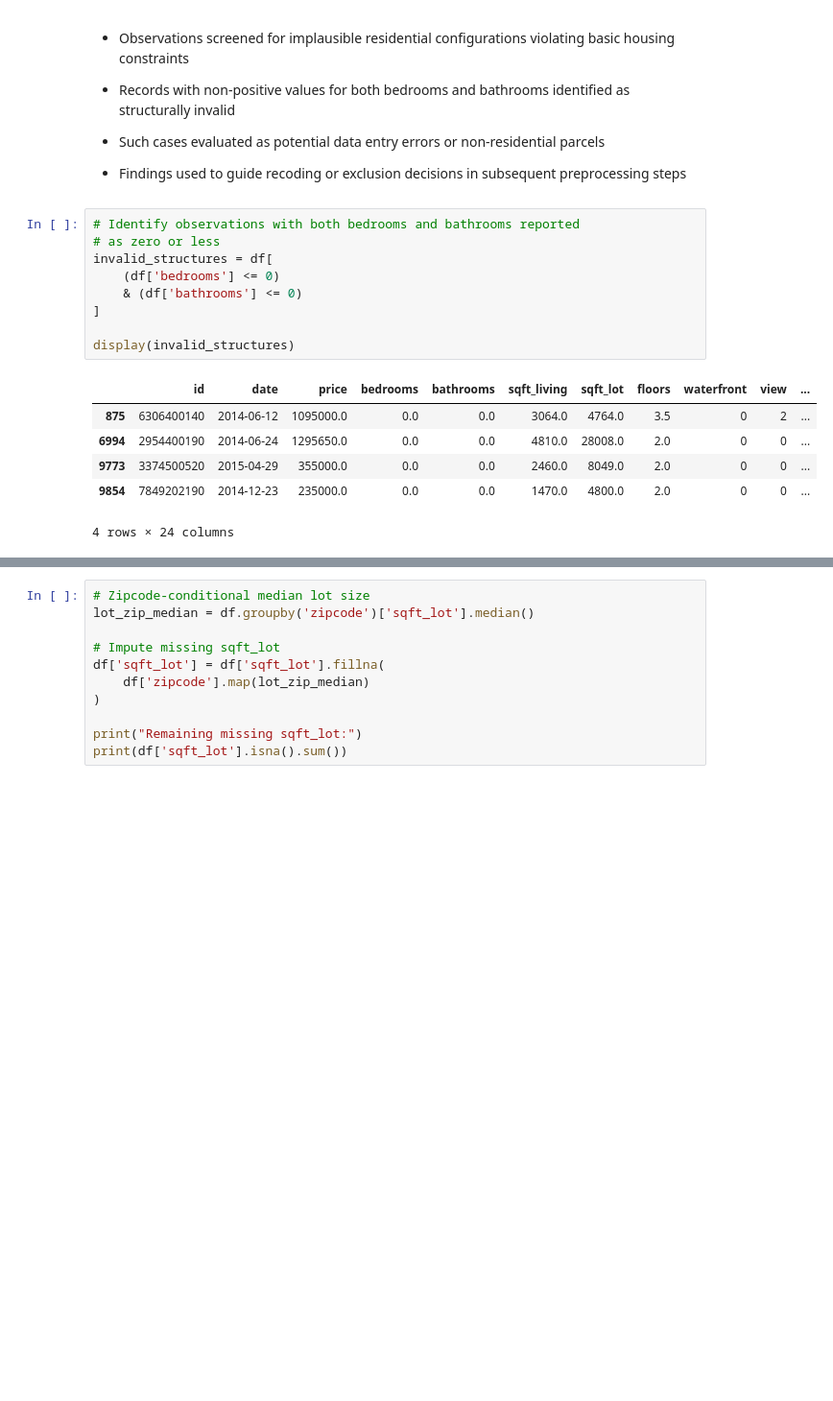
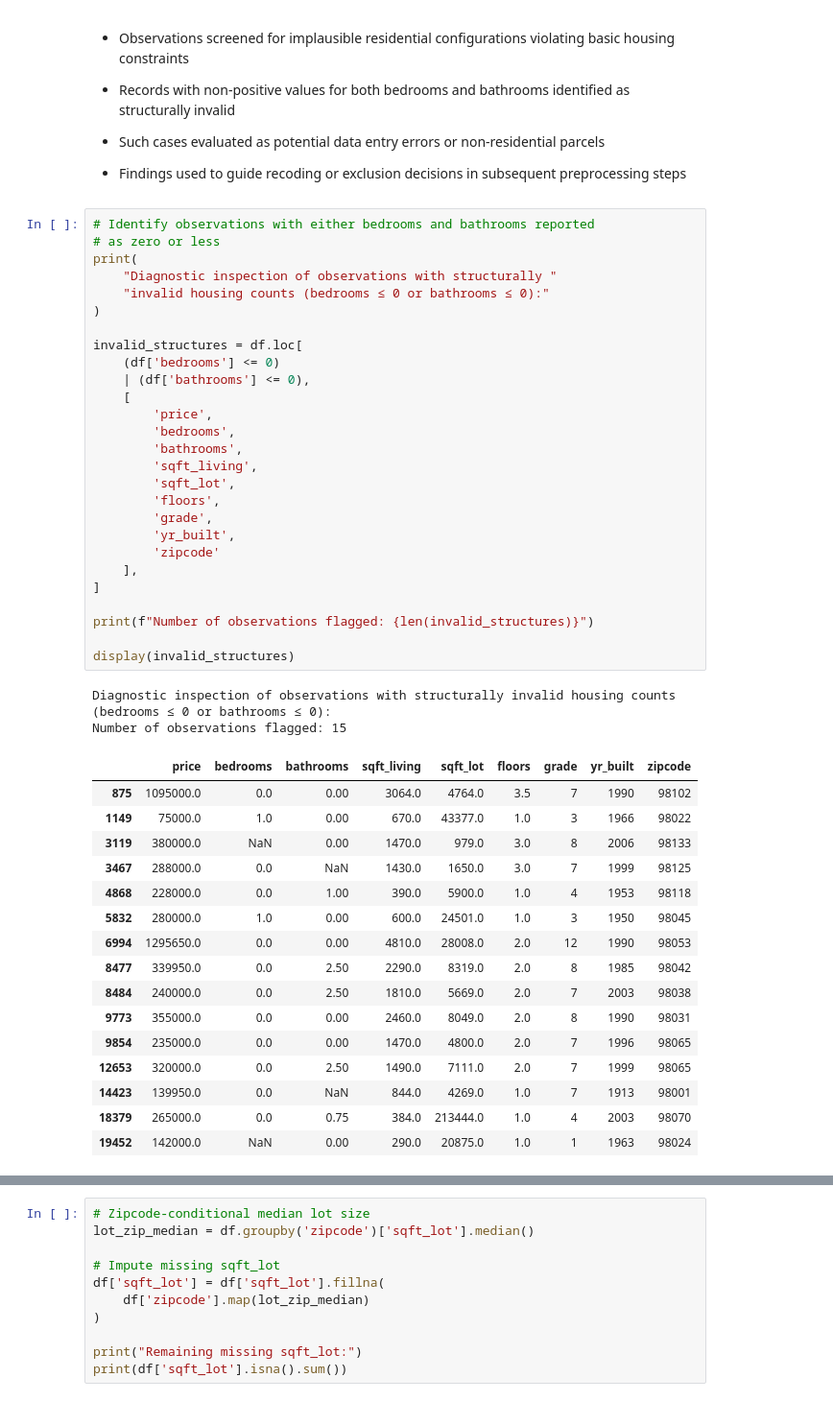
Before and after one commit to jblackman-bit/ads_500b_final_project, a Jupyter notebook: EDA/EDA_Asher.ipynb, the cells around one changed output, grey strips where cells are left out. Shown at 96% size. Drawn from its saved outputs; the diff is of its cells as text; blank space fills up the shorter version.

Commit message:
Add narrative print statements to preprocessing pipeline

```diff
--- a/EDA/EDA_Asher.ipynb
+++ b/EDA/EDA_Asher.ipynb
@@ -398,19 +434,49 @@ display(missing_corr.round(3))
 * Findings used to guide recoding or exclusion decisions in subsequent
   preprocessing steps
 # %%
-# Identify observations with both bedrooms and bathrooms reported
+# Identify observations with either bedrooms and bathrooms reported
 # as zero or less
-invalid_structures = df[
+print(
+    "Diagnostic inspection of observations with structurally "
+    "invalid housing counts (bedrooms ≤ 0 or bathrooms ≤ 0):"
+)
+
+invalid_structures = df.loc[
     (df['bedrooms'] <= 0)
-    & (df['bathrooms'] <= 0)
+    | (df['bathrooms'] <= 0),
+    [
+        'price',
+        'bedrooms',
+        'bathrooms',
+        'sqft_living',
+        'sqft_lot',
+        'floors',
+        'grade',
+        'yr_built',
+        'zipcode'
+    ],
 ]
 
+print(f"Number of observations flagged: {len(invalid_structures)}")
+
 display(invalid_structures)
 # %% [output]
+Diagnostic inspection of observations with structurally invalid housing counts (bedrooms ≤ 0 or bathrooms ≤ 0):
+Number of observations flagged: 15
-|  | id | date | price | bedrooms | bathrooms | sqft_living | sqft_lot | floors | waterfront | view | ... |
-| 875 | 6306400140 | 2014-06-12 | 1095000.0 | 0.0 | 0.0 | 3064.0 | 4764.0 | 3.5 | 0 | 2 | ... |
-| 6994 | 2954400190 | 2014-06-24 | 1295650.0 | 0.0 | 0.0 | 4810.0 | 28008.0 | 2.0 | 0 | 0 | ... |
-| 9773 | 3374500520 | 2015-04-29 | 355000.0 | 0.0 | 0.0 | 2460.0 | 8049.0 | 2.0 | 0 | 0 | ... |
-| 9854 | 7849202190 | 2014-12-23 | 235000.0 | 0.0 | 0.0 | 1470.0 | 4800.0 | 2.0 | 0 | 0 | ... |
+|  | price | bedrooms | bathrooms | sqft_living | sqft_lot | floors | grade | yr_built | zipcode |
+| 875 | 1095000.0 | 0.0 | 0.00 | 3064.0 | 4764.0 | 3.5 | 7 | 1990 | 98102 |
+| 1149 | 75000.0 | 1.0 | 0.00 | 670.0 | 43377.0 | 1.0 | 3 | 1966 | 98022 |
+| 3119 | 380000.0 | NaN | 0.00 | 1470.0 | 979.0 | 3.0 | 8 | 2006 | 98133 |
+| 3467 | 288000.0 | 0.0 | NaN | 1430.0 | 1650.0 | 3.0 | 7 | 1999 | 98125 |
+| 4868 | 228000.0 | 0.0 | 1.00 | 390.0 | 5900.0 | 1.0 | 4 | 1953 | 98118 |
+| 5832 | 280000.0 | 1.0 | 0.00 | 600.0 | 24501.0 | 1.0 | 3 | 1950 | 98045 |
+| 6994 | 1295650.0 | 0.0 | 0.00 | 4810.0 | 28008.0 | 2.0 | 12 | 1990 | 98053 |
+| 8477 | 339950.0 | 0.0 | 2.50 | 2290.0 | 8319.0 | 2.0 | 8 | 1985 | 98042 |
+| 8484 | 240000.0 | 0.0 | 2.50 | 1810.0 | 5669.0 | 2.0 | 7 | 2003 | 98038 |
+| 9773 | 355000.0 | 0.0 | 0.00 | 2460.0 | 8049.0 | 2.0 | 8 | 1990 | 98031 |
+| 9854 | 235000.0 | 0.0 | 0.00 | 1470.0 | 4800.0 | 2.0 | 7 | 1996 | 98065 |
+| 12653 | 320000.0 | 0.0 | 2.50 | 1490.0 | 7111.0 | 2.0 | 7 | 1999 | 98065 |
+| 14423 | 139950.0 | 0.0 | NaN | 844.0 | 4269.0 | 1.0 | 7 | 1913 | 98001 |
+| 18379 | 265000.0 | 0.0 | 0.75 | 384.0 | 213444.0 | 1.0 | 4 | 2003 | 98070 |
+| 19452 | 142000.0 | NaN | 0.00 | 290.0 | 20875.0 | 1.0 | 1 | 1963 | 98024 |
-4 rows × 24 columns
 # %% [markdown]
```
Also changed, not shown: parts of 14 cells of this notebook.
